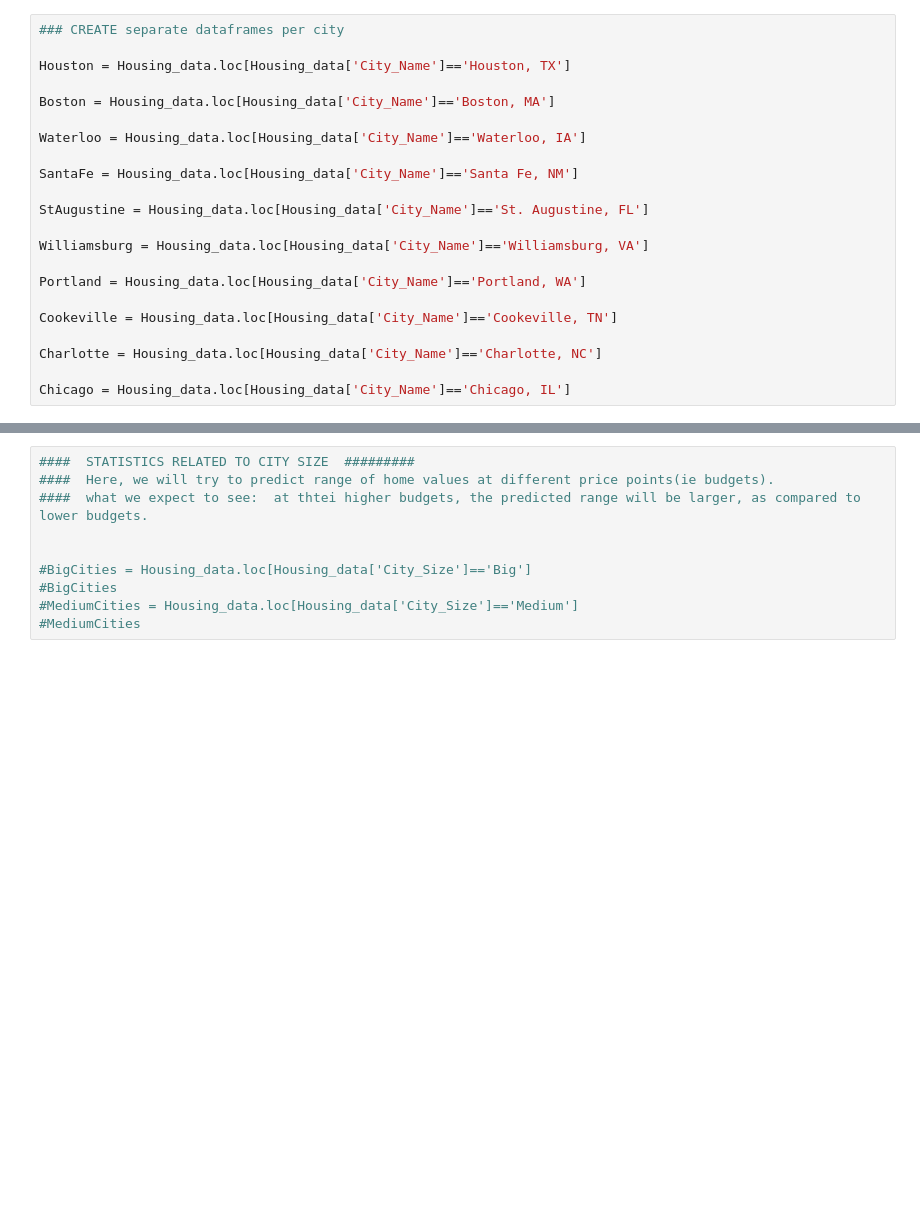
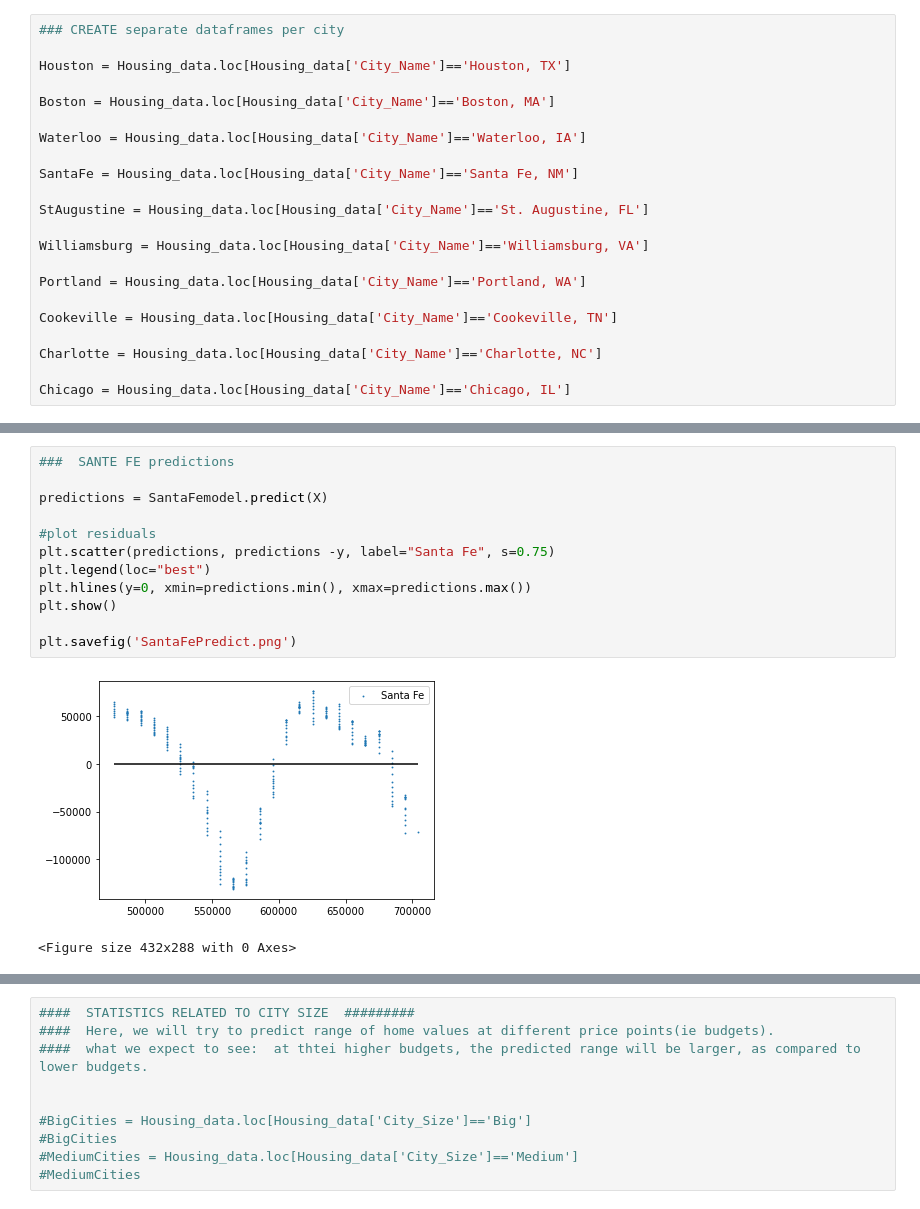
Before and after one commit to marinahobday/housingProject3, a Jupyter notebook: final-project- model.ipynb, the cells around one changed output, grey strips where cells are left out. Drawn from its saved outputs; the diff is of its cells as text; blank space fills up the shorter version.

```diff
--- a/final-project- model.ipynb
+++ b/final-project- model.ipynb
@@ -391,0 +164,15 @@ plt.show()
+# %%
+###  SANTE FE predictions
+
+predictions = SantaFemodel.predict(X)
+
+#plot residuals
+plt.scatter(predictions, predictions -y, label="Santa Fe", s=0.75)
+plt.legend(loc="best")
+plt.hlines(y=0, xmin=predictions.min(), xmax=predictions.max())
+plt.show()
+
+plt.savefig('SantaFePredict.png')
+# %% [output]
+[figure, added]
+<Figure size 432x288 with 0 Axes>
```
Also changed, not shown: parts of 41 cells of this notebook.
